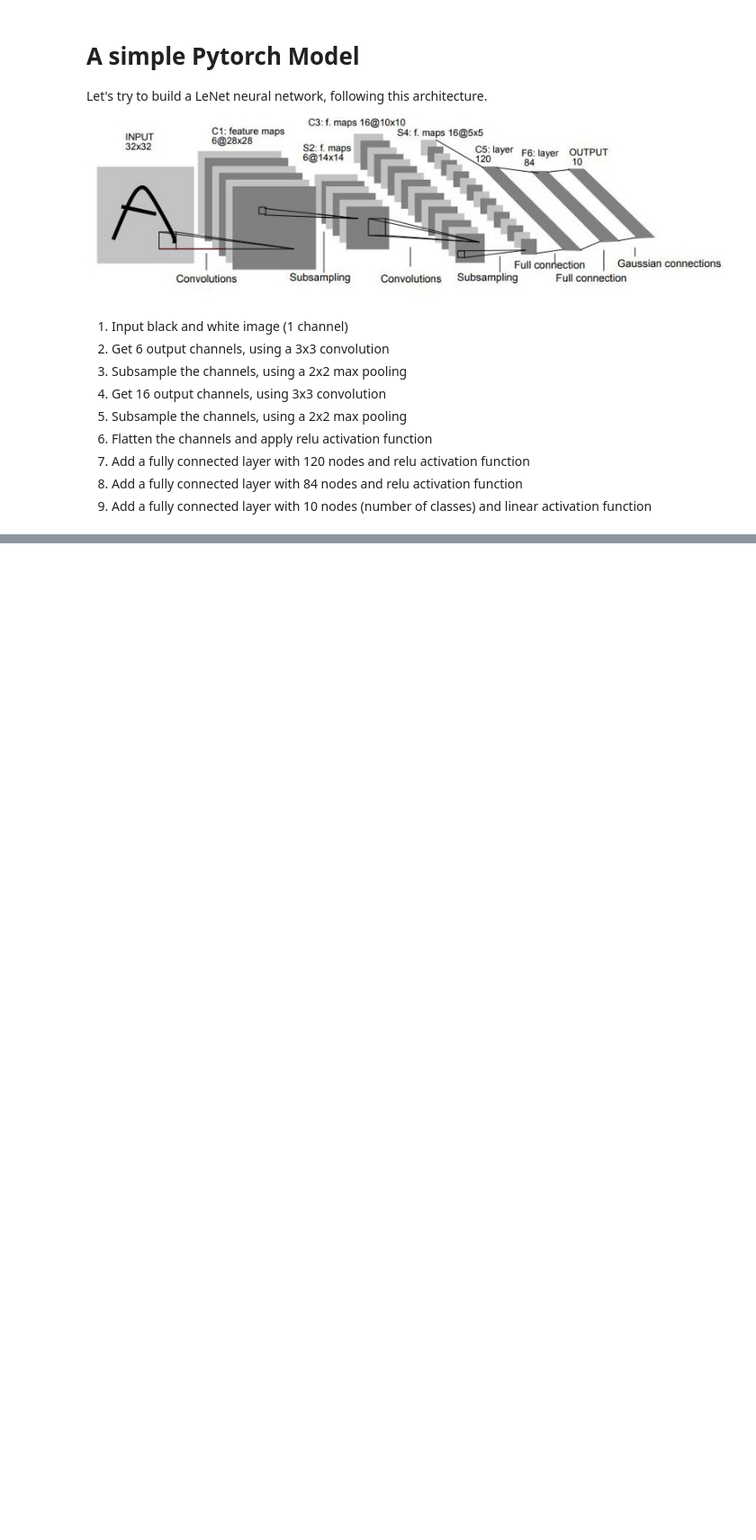
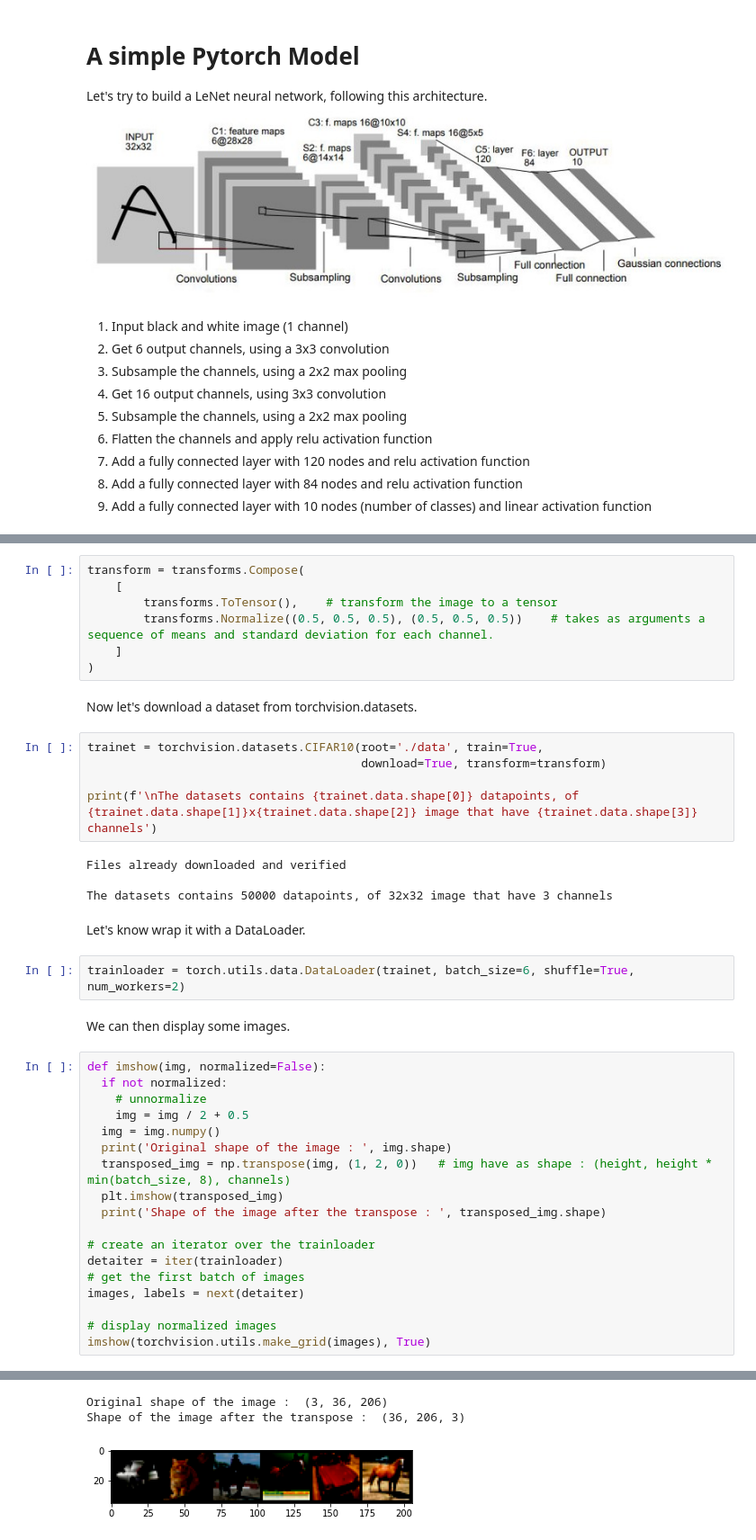
Before and after one commit to Fatma-Chaouech/PyTorch-Learning-Journey, a Jupyter notebook: Introduction_to_PyTorch.ipynb, the cells around one changed output, grey strips where cells are left out. Shown: that part at 90% size. Saved outputs shown, nothing was run; the diff lists cells and outputs as text; blank space fills up the shorter version.

```diff
--- a/Introduction_to_PyTorch.ipynb
+++ b/Introduction_to_PyTorch.ipynb
@@ -174,0 +224,43 @@ class LeNet(nn.Module):   # inherit from nn.Module class
+# %%
+transform = transforms.Compose(
+    [
+        transforms.ToTensor(),    # transform the image to a tensor
+        transforms.Normalize((0.5, 0.5, 0.5), (0.5, 0.5, 0.5))    # takes as arguments a sequence of means and standard deviation for each channel.
+    ]
+)
+# %% [markdown]
+Now let's download a dataset from torchvision.datasets.
+# %%
+trainet = torchvision.datasets.CIFAR10(root='./data', train=True,
+                                       download=True, transform=transform)
+
+print(f'\nThe datasets contains {trainet.data.shape[0]} datapoints, of {trainet.data.shape[1]}x{trainet.data.shape[2]} image that have {trainet.data.shape[3]} channels')
+# %% [output]
+Files already downloaded and verified
+
+The datasets contains 50000 datapoints, of 32x32 image that have 3 channels
+# %% [markdown]
+Let's know wrap it with a DataLoader.
+# %%
+trainloader = torch.utils.data.DataLoader(trainet, batch_size=6, shuffle=True, num_workers=2)
+# %% [markdown]
+We can then display some images.
+# %%
+def imshow(img, normalized=False):
+  if not normalized:
+    # unnormalize
+    img = img / 2 + 0.5
+  img = img.numpy()
+  print('Original shape of the image : ', img.shape)
+  transposed_img = np.transpose(img, (1, 2, 0))   # img have as shape : (height, height * min(batch_size, 8), channels)
+  plt.imshow(transposed_img)
+  print('Shape of the image after the transpose : ', transposed_img.shape)
+
+# create an iterator over the trainloader
+detaiter = iter(trainloader)
+# get the first batch of images
+images, labels = next(detaiter)
+
+# display normalized images
+imshow(torchvision.utils.make_grid(images), True)
+# %% [output]
@@ -174,0 +268,3 @@ class LeNet(nn.Module):   # inherit from nn.Module class
+Original shape of the image :  (3, 36, 206)
+Shape of the image after the transpose :  (36, 206, 3)
+[figure, added]
```
Also changed, not shown: parts of 17 cells of this notebook.
